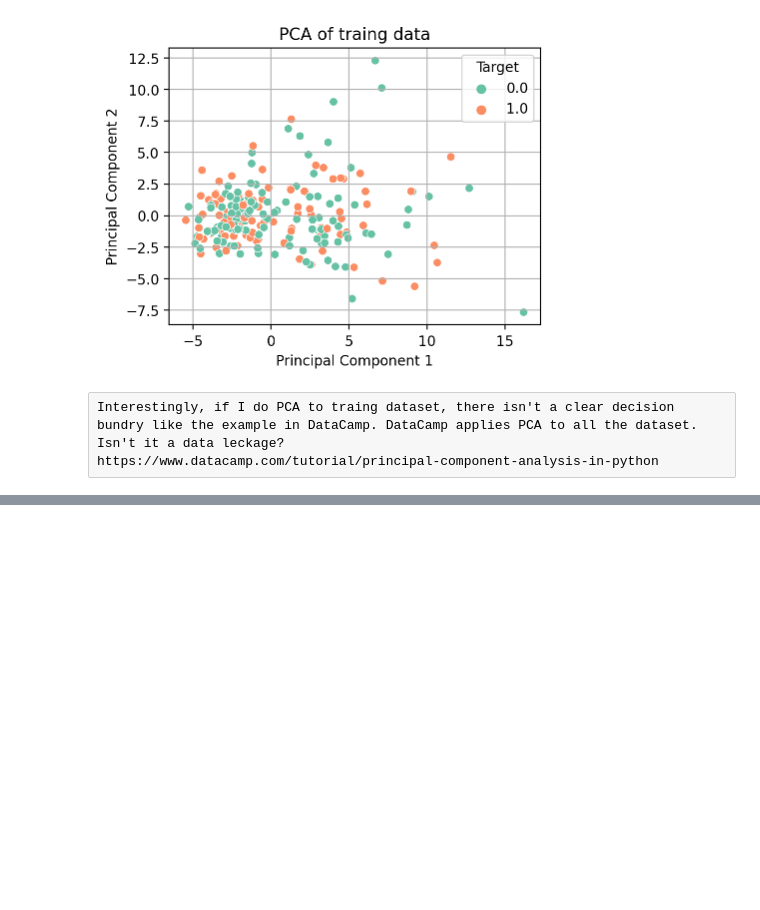
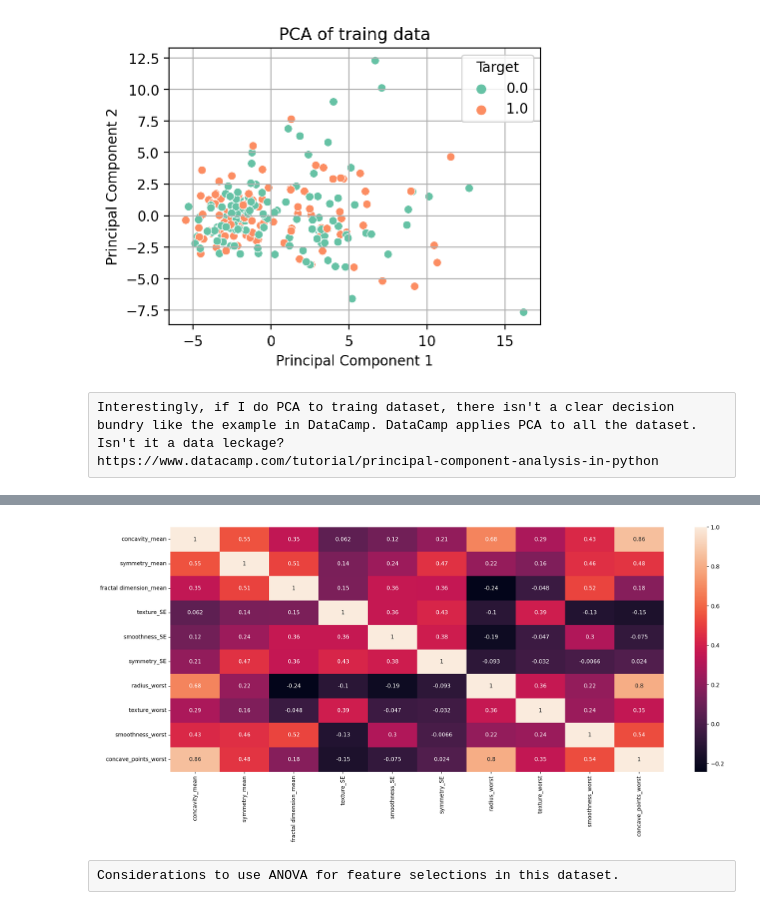
Before and after one commit to Itaru2018/Breast_cancer_project, a Jupyter notebook: Bereat_cancer_feature_selection.ipynb, the cells around one changed output, grey strips where cells are left out. Saved outputs shown, nothing was run; the diff lists cells and outputs as text; code cells hidden in the pictures; blank space fills up the shorter version.

```diff
--- a/Bereat_cancer_feature_selection.ipynb
+++ b/Bereat_cancer_feature_selection.ipynb
@@ -256,0 +269,17 @@ https://www.datacamp.com/tutorial/principal-component-analysis-in-python
+# %%
+# Import libraries
+from feature_engine.selection import SmartCorrelatedSelection
+from sklearn.ensemble import RandomForestClassifier
+
+# Pick the best features amoug correlated features using random forest
+sel_c_r = SmartCorrelatedSelection(
+    method='pearson',
+    threshold=0.7,
+    selection_method='model_performance',
+estimator=RandomForestClassifier(n_estimators=5, random_state=10),
+    scoring='f1',
+    cv=3)
+sel_c_r.fit(X_train_t, y_train_t)
+X_train_t_c_r = sel_c_r.transform(X_train_t)
+X_val_c_r = sel_c_r.transform(X_val)
+X_test_c_r = sel_c_r.transform(X_test)
@@ -256,0 +295,12 @@ https://www.datacamp.com/tutorial/principal-component-analysis-in-python
+# %%
+# Calculate the Person's correlation
+corrmat = X_train_t_c_r.corr(method='pearson')
+# visualize correlation heatmap
+fig, ax = plt.subplots()
+fig.set_size_inches(20, 8)
+sns.heatmap(corrmat, annot=True )
+plt.show()
+# %% [output]
+[figure, added]
+# %% [raw]
+Considerations to use ANOVA for feature selections in this dataset.
```
Also changed, not shown: parts of 6 cells of this notebook.
